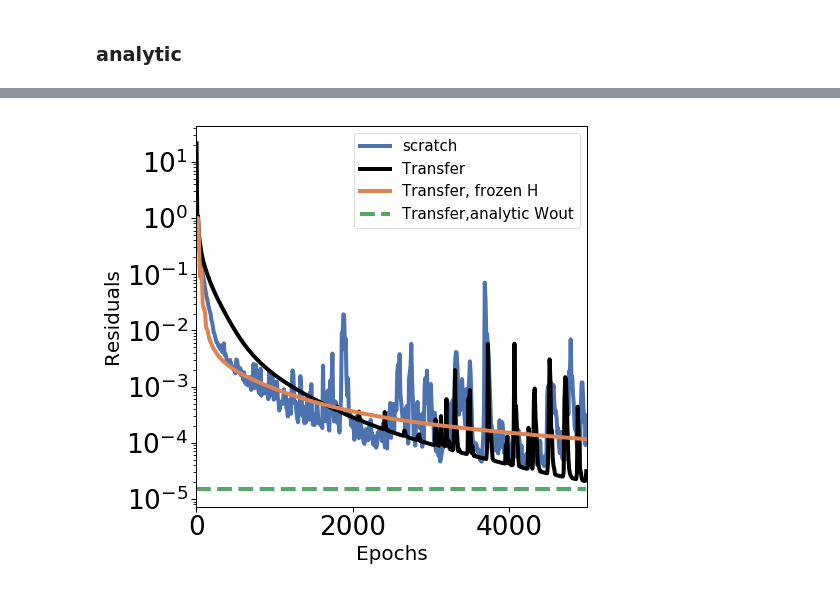
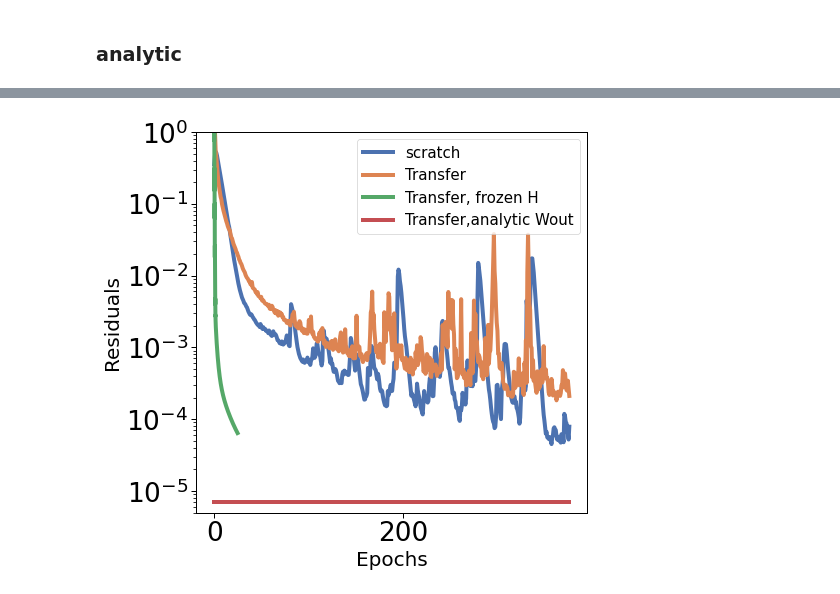
Before and after one commit to shaandesai1/TransferDE, a Jupyter notebook: traditional transfer vs analytic wout.ipynb, the cells around one changed output, grey strips where cells are left out. Saved outputs shown, nothing was run; the diff lists cells and outputs as text; code cells hidden in the pictures.

Commit message:
fixed plots

```diff
--- a/traditional transfer vs analytic wout.ipynb
+++ b/traditional transfer vs analytic wout.ipynb
@@ -270,7 +270,7 @@ NDIMZ = args.hidden_size
 
 
 
-f_test = [lambda t: torch.sin(t),lambda t: torch.cos(t), lambda t: 0*t]
+f_test = [lambda t: torch.sin(t),lambda t: torch.cos(t), lambda t: 0*t,lambda t: torch.sin(t)*torch.cos(t)]
 a0_test = [lambda t: t, lambda t: t**2, lambda t: 0*t]
 r1 = -5
 r2 = 5
@@ -325,7 +325,7 @@ for itr in range(1, args.niters + 1):
 
     # add t0 to training times, including randomly generated ts
     t0 = torch.tensor([[0.]])
-    t0.requires_grad = True
+    t0.reaquires_grad = True
     tv = args.tmax * torch.rand(int(args.tmax / args.dt)).reshape(-1, 1)
     tv.requires_grad = True
     tv = torch.cat([t0, tv], 0)
@@ -683,7 +723,7 @@ all_ics:0.08890223503112793
 sns.set_palette('deep')
 
 sns.axes_style(style='ticks')
-sns.set_context("paper",font_scale=3, rc={"font.size":30,"axes.titlesize":25,"axes.labelsize":20,"axes.legendsize":20,'lines.linewidth':4})
+sns.set_context("paper",font_scale=3, rc={"font.size":30,"axes.titlesize":25,"axes.labelsize":30,"axes.legendsize":20,'lines.linewidth':5.5})
 sns.set_palette('deep')
 # %%
 tpts = [args.test_freq*i for i in range(int(args.niters/args.test_freq))]
@@ -707,3 +747,7 @@ def exponential_smoothing(series, alpha):
         results[t] = alpha * series[t] + (1 - alpha) * results[t - 1]
 
     return results
+# %%
+import matplotlib
+matplotlib.rcParams['text.usetex'] = True
+import matplotlib.pyplot as plt
@@ -710,17 +819,18 @@ def exponential_smoothing(series, alpha):
 # %%
-plt.figure(figsize=(7,7))
-plt.plot(tpts[:],residuals_scratch,label='scratch')
-plt.plot(tpts,residuals1[:-1],label='Transfer',c='black')
-plt.plot(tpts,residuals[:-1],label='Transfer, frozen H')
-# plt.plot(tpts[:len(residuals2)],residuals2[:-1],linestyle='--',label='Transfer,analytic Wout')
+with torch.no_grad():
+    plt.figure(figsize=(7,7))
+    plt.plot(np.linspace(0,376,len(tpts)),exponential_smoothing(residuals_scratch,.3),label='scratch')
+    plt.plot(np.linspace(0,376,len(tpts)),residuals1[:-1],label='Transfer')
+    plt.plot(np.linspace(0,24.7,len(tpts)),residuals[:-1],label='Transfer, frozen H')
+    # plt.plot(tpts[:len(residuals2)],residuals2[:-1],linestyle='--',label='Transfer,analytic Wout')
 
-plt.plot(tpts,(res_init*torch.ones(len(tpts))).detach().numpy(),linestyle='--',label='Transfer,analytic Wout')
-plt.yscale('log')
-plt.xlabel("Epochs")
-plt.ylabel("Residuals")
-plt.xlim([0,5000])
-# plt.ylim([10**-3,10**1])
-plt.legend(fontsize=15)
-plt.savefig('residuals.pdf',dpi=2400,bbox_inches='tight')
+    plt.plot(np.linspace(0,376,len(tpts)),(res_init*torch.ones(len(tpts))).detach().numpy(),label='Transfer,analytic Wout')
+    plt.yscale('log')
+    plt.xlabel("Epochs")
+    plt.ylabel("Residuals")
+#     plt.xlim([0,5000])
+    plt.ylim([5*10**-6,10**0])
+    plt.legend(fontsize=15)
+#     plt.savefig('residuals_first_new.pdf',dpi=2400,bbox_inches='tight')
 # %% [output]
-[figure, old version]
+[figure, new version]
```
Also changed, not shown: parts of 10 cells of this notebook, 8 other files.
